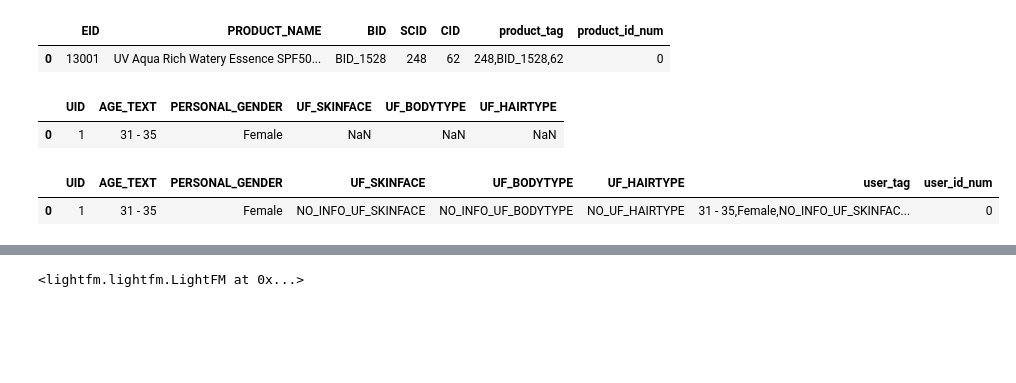
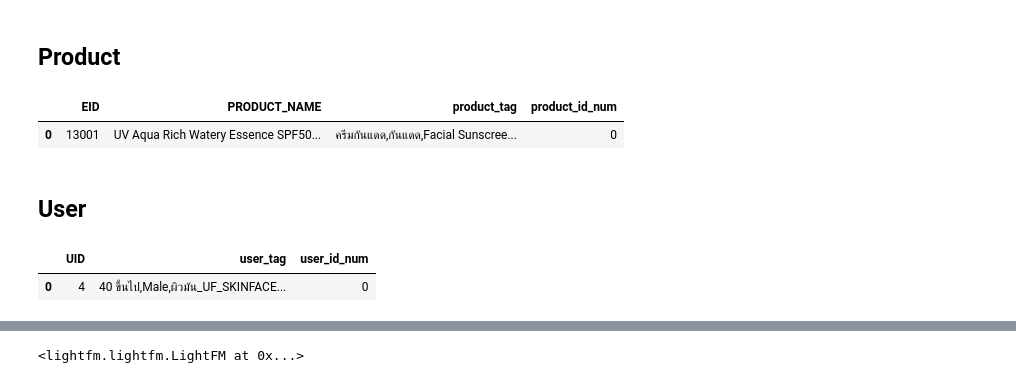
Before and after one commit to suthipongg/Similarity_model, a Jupyter notebook: reccomender_system.ipynb, the cells around one changed output, grey strips where cells are left out. Drawn from its saved outputs; the diff is of its cells as text; code cells hidden in the pictures; blank space fills up the shorter version.

Commit message:
train reccomedation model

```diff
--- a/reccomender_system.ipynb
+++ b/reccomender_system.ipynb
@@ -112,0 +105,20 @@ df_product.head(1)
+# %%
+df_product = pd.read_csv("/home/music/Desktop/measure_model/db_cosmenet/product_raw.csv")
+df_product = df_product[df_product['ACTIVE'] == 'Y']
+df_product.drop(index = df_product[df_product['REVIEW_NO'] <= 5].index, inplace=True)
+df_product.rename(columns={'SECTION_L1': 'CID', 'TYPE_ID': 'SCID'}, inplace=True)
+
+df_cat = pd.read_csv("/home/music/Desktop/measure_model/db_cosmenet/category.csv")
+df_brand = pd.read_csv("/home/music/Desktop/measure_model/db_cosmenet/brand_name.csv")
+
+df_user = pd.read_csv("/home/music/Desktop/measure_model/db_cosmenet/user.csv")
+df_user.rename(columns={'ID': 'UID'}, inplace=True)
+
+df_review = pd.read_csv("/home/music/Desktop/measure_model/db_cosmenet/review.csv", low_memory=False)
+df_review = df_review[df_review['ACTION'] == 1]
+# %%
+df_review = df_review[df_review['EID'].isin(df_product['EID']) & df_review['UID'].isin(df_user['UID'])].reset_index(drop=True)
+df_product = df_product[df_product['EID'].isin(df_review['EID'])].reset_index(drop=True)
+df_user = df_user[df_user['UID'].isin(df_review['UID'])].reset_index(drop=True)
+# %% [markdown]
+## Product
@@ -113,43 +145,67 @@ df_product.head(1)
 # %%
+# fillna
 df_product.loc[df_product['SCID'] == -1, 'SCID'] = 'NO_SUBCATEGORY'
-df_product.loc[df_product['SCID'] == -2, ['SCID', 'CID']] = 'NO_CATEGORY'
-df_product.loc[df_product['BID'] == -4, 'BID'] = 'NO_INFO'
+df_product.loc[df_product['SCID'] == -1, 'CID'] = 'NO_CATEGORY'
+df_product.loc[df_product['BID'] == -1, 'BID'] = 'NO_INFO'
 
-df_product['BID'] = 'BID' + '_' + df_product['BID'].astype(str)
-df_product['SCID'] = df_product['SCID'].astype(str)
-df_product['CID'] = df_product['CID'].astype(str)
+# add extension to NaN value
+df_product['BID'] = 'BID_' + df_product['BID'].astype(str)
+df_product['SCID'] = 'SCID_' + df_product['SCID'].astype(str)
+df_product['CID'] = 'CID_' + df_product['CID'].astype(str)
 
-df_product['product_tag'] = merge_col(df_product, ['BID', 'SCID', 'CID'])
+# create RATE_TEXT
+for lw_bound in np.arange(0, 5, 0.5):
+    up_bound = lw_bound + 0.5
+    df_product.loc[(df_product['RATE'] >= lw_bound) & (df_product['RATE'] < up_bound), 'RATE_TEXT'] = str(lw_bound) + ' - ' + str(up_bound)
+df_product['RATE_TEXT'].fillna('NO_RATE', inplace=True)
+
+# join tags
+df_product['TAGS'] = df_product['TAGS'].apply(lambda tags: ','.join(tag.strip() for tag in tags.split(',')))
+df_product['TAGS_NAME'] = df_product['TAGS_NAME'].apply(lambda tags: ','.join(tag.strip() for tag in tags.split(',')))
+df_product['product_tag'] = merge_col(df_product, ['BID', 'SCID', 'CID', 'TAGS', 'TAGS_NAME', 'RATE_TEXT'])
 df_product = generate_int_id(df_product, 'product_id_num')
 df_product['product_tag'] = (
     df_product['product_tag'].str.split(',').apply(set).str.join(','))
 
+df_product = df_product[['EID', 'PRODUCT_NAME', 'product_tag', 'product_id_num']]
+df_product.reset_index(drop=True, inplace=True)
 df_product.head(1)
 # %% [output]
-|  | EID | PRODUCT_NAME | BID | SCID | CID | product_tag | product_id_num |
-| 0 | 13001 | UV Aqua Rich Watery Essence SPF50... | BID_1528 | 248 | 62 | 248,BID_1528,62 | 0 |
+|  | EID | PRODUCT_NAME | product_tag | product_id_num |
+| 0 | 13001 | UV Aqua Rich Watery Essence SPF50... | ครีมกันแดด,กันแดด,Facial Sunscree... | 0 |
-# %%
-df_user = pd.read_csv("/home/music/Desktop/measure_model/db_cosmenet/user.csv")
-df_user = df_user[['ID', 'AGE_TEXT', 'PERSONAL_GENDER', 'UF_SKINFACE', 'UF_BODYTYPE', 'UF_HAIRTYPE']]
-df_user.rename(columns={'ID': 'UID'}, inplace=True)
-df_user.head(1)
-# %% [output]
-|  | UID | AGE_TEXT | PERSONAL_GENDER | UF_SKINFACE | UF_BODYTYPE | UF_HAIRTYPE |
-| 0 | 1 | 31 - 35 | Female | NaN | NaN | NaN |
+# %% [markdown]
+## User
 # %%
+# clean 'AGE_TEXT'
+df_user.loc[df_user['AGE'] <= 11, 'AGE_TEXT'] = np.nan
+df_user.loc[df_user['BIRTHDAY'] <= 11, 'AGE_TEXT'] = np.nan
+df_user.loc[(df_user['AGE'] < 1900) & (df_user['AGE'] > 100), 'AGE_TEXT'] = np.nan
+df_user.loc[(df_user['BIRTHDAY'] > 50) & (df_user['BIRTHDAY'] < 100), 'AGE_TEXT'] = np.nan
+
+df_user.loc[(df_user['BIRTHDAY'] > 11) & (df_user['BIRTHDAY'] < 18), 'AGE_TEXT'] = 'ตำกว่า 18'
+df_user.loc[(df_user['BIRTHDAY'] >= 18) & (df_user['BIRTHDAY'] < 25), 'AGE_TEXT'] = '18 - 24'
+df_user.loc[(df_user['BIRTHDAY'] >= 25) & (df_user['BIRTHDAY'] < 31), 'AGE_TEXT'] = '25 - 30'
+df_user.loc[(df_user['BIRTHDAY'] >= 31) & (df_user['BIRTHDAY'] < 36), 'AGE_TEXT'] = '31 - 35'
+df_user.loc[(df_user['BIRTHDAY'] >= 36) & (df_user['BIRTHDAY'] < 41), 'AGE_TEXT'] = '36 - 40'
+df_user.loc[(df_user['BIRTHDAY'] >= 41) & (df_user['BIRTHDAY'] < 50), 'AGE_TEXT'] = '40 ขึ้นไป'
+
+# fill na with text
 df_user = fill_na_with_text(df_user, ['UF_SKINFACE', 'UF_BODYTYPE'])
 df_user = add_ext_to_str(df_user, ['UF_SKINFACE', 'UF_BODYTYPE'])
 df_user = fill_na_with_text(df_user, ['AGE_TEXT', 'PERSONAL_GENDER', 'UF_HAIRTYPE'], add_ext=True)
 
+# clean 'PERSONAL_GENDER'
 is_female = np.isin(df_user['PERSONAL_GENDER'], 'Female')
 is_male = np.isin(df_user['PERSONAL_GENDER'], 'Male')
 is_nan = np.isin(df_user['PERSONAL_GENDER'], 'NO_PERSONAL_GENDER')
 df_user.loc[~is_female & ~is_male & ~is_nan, 'PERSONAL_GENDER'] = 'LGBTQ+'
 
+# create 'user_tag' to merge all tags
 df_user['user_tag'] = merge_col(df_user, ['AGE_TEXT', 'PERSONAL_GENDER', 'UF_SKINFACE', 'UF_BODYTYPE', 'UF_HAIRTYPE'])
 df_user = generate_int_id(df_user, 'user_id_num')
 
+df_user = df_user[['UID', 'user_tag', 'user_id_num']].reset_index(drop=True)
 df_user.head(1)
 # %% [output]
-|  | UID | AGE_TEXT | PERSONAL_GENDER | UF_SKINFACE | UF_BODYTYPE | UF_HAIRTYPE | user_tag | user_id_num |
-| 0 | 1 | 31 - 35 | Female | NO_INFO_UF_SKINFACE | NO_INFO_UF_BODYTYPE | NO_UF_HAIRTYPE | 31 - 35,Female,NO_INFO_UF_SKINFAC... | 0 |
+|  | UID | user_tag | user_id_num |
+| 0 | 4 | 40 ขึ้นไป,Male,ผิวมัน_UF_SKINFACE... | 0 |
```
Also changed, not shown: parts of 40 cells of this notebook.
